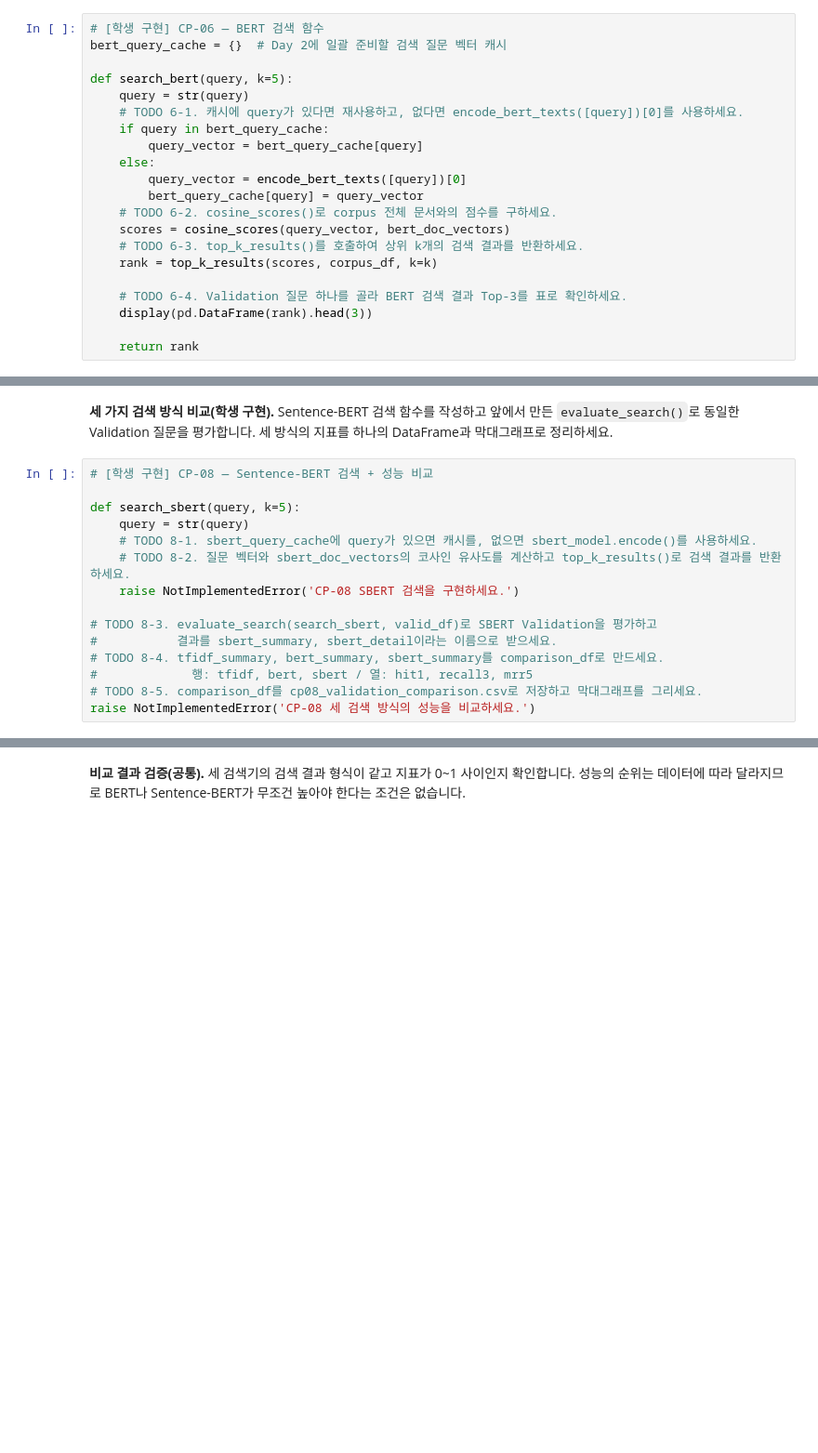
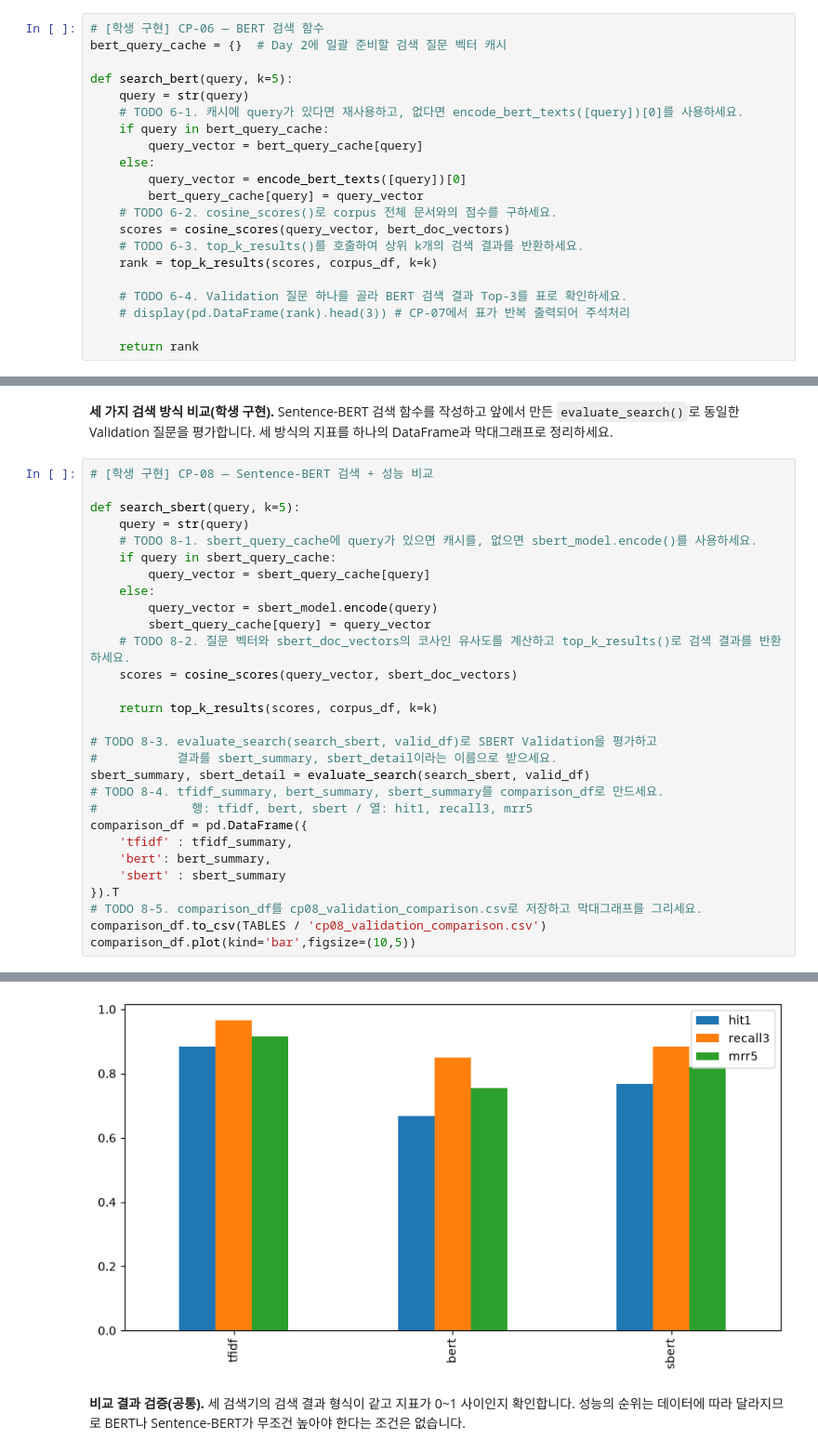
Before and after one commit to jeon87946/ai-mini-projects, a Jupyter notebook: mini-project-02/code/NLP_BERT_MiniProject_Student.ipynb, the cells around one changed output, grey strips where cells are left out. Shown at 93% size. Saved outputs shown, nothing was run; the diff lists cells and outputs as text; blank space fills up the shorter version.

```diff
--- a/mini-project-02/code/NLP_BERT_MiniProject_Student.ipynb
+++ b/mini-project-02/code/NLP_BERT_MiniProject_Student.ipynb
@@ -605,7 +604,7 @@ def search_bert(query, k=5):
     rank = top_k_results(scores, corpus_df, k=k)
 
     # TODO 6-4. Validation 질문 하나를 골라 BERT 검색 결과 Top-3를 표로 확인하세요.
-    display(pd.DataFrame(rank).head(3))
+    # display(pd.DataFrame(rank).head(3)) # CP-07에서 표가 반복 출력되어 주석처리
 
     return rank
 # %% [markdown]
@@ -734,12 +765,27 @@ print('SBERT 문서 벡터:', sbert_doc_vectors.shape)
 def search_sbert(query, k=5):
     query = str(query)
     # TODO 8-1. sbert_query_cache에 query가 있으면 캐시를, 없으면 sbert_model.encode()를 사용하세요.
+    if query in sbert_query_cache:
+        query_vector = sbert_query_cache[query]
+    else:
+        query_vector = sbert_model.encode(query)
+        sbert_query_cache[query] = query_vector
     # TODO 8-2. 질문 벡터와 sbert_doc_vectors의 코사인 유사도를 계산하고 top_k_results()로 검색 결과를 반환하세요.
-    raise NotImplementedError('CP-08 SBERT 검색을 구현하세요.')
+    scores = cosine_scores(query_vector, sbert_doc_vectors)
+
+    return top_k_results(scores, corpus_df, k=k)
 
 # TODO 8-3. evaluate_search(search_sbert, valid_df)로 SBERT Validation을 평가하고
 #           결과를 sbert_summary, sbert_detail이라는 이름으로 받으세요.
+sbert_summary, sbert_detail = evaluate_search(search_sbert, valid_df)
 # TODO 8-4. tfidf_summary, bert_summary, sbert_summary를 comparison_df로 만드세요.
 #             행: tfidf, bert, sbert / 열: hit1, recall3, mrr5
+comparison_df = pd.DataFrame({
+    'tfidf' : tfidf_summary,
+    'bert': bert_summary,
+    'sbert' : sbert_summary
+}).T
 # TODO 8-5. comparison_df를 cp08_validation_comparison.csv로 저장하고 막대그래프를 그리세요.
-raise NotImplementedError('CP-08 세 검색 방식의 성능을 비교하세요.')
+comparison_df.to_csv(TABLES / 'cp08_validation_comparison.csv')
+comparison_df.plot(kind='bar',figsize=(10,5))
+# %% [output]
@@ -746,3 +793,4 @@ raise NotImplementedError('CP-08 세 검색 방식의 성능을 비교하세요.
+[figure, added]
 # %% [markdown]
 **비교 결과 검증(공통).** 세 검색기의 검색 결과 형식이 같고 지표가 0~1 사이인지 확인합니다. 성능의 순위는 데이터에 따라 달라지므로 BERT나 Sentence-BERT가 무조건 높아야 한다는 조건은 없습니다.
 # %%
```
Also changed, not shown: parts of 17 cells of this notebook, 14 other files.
